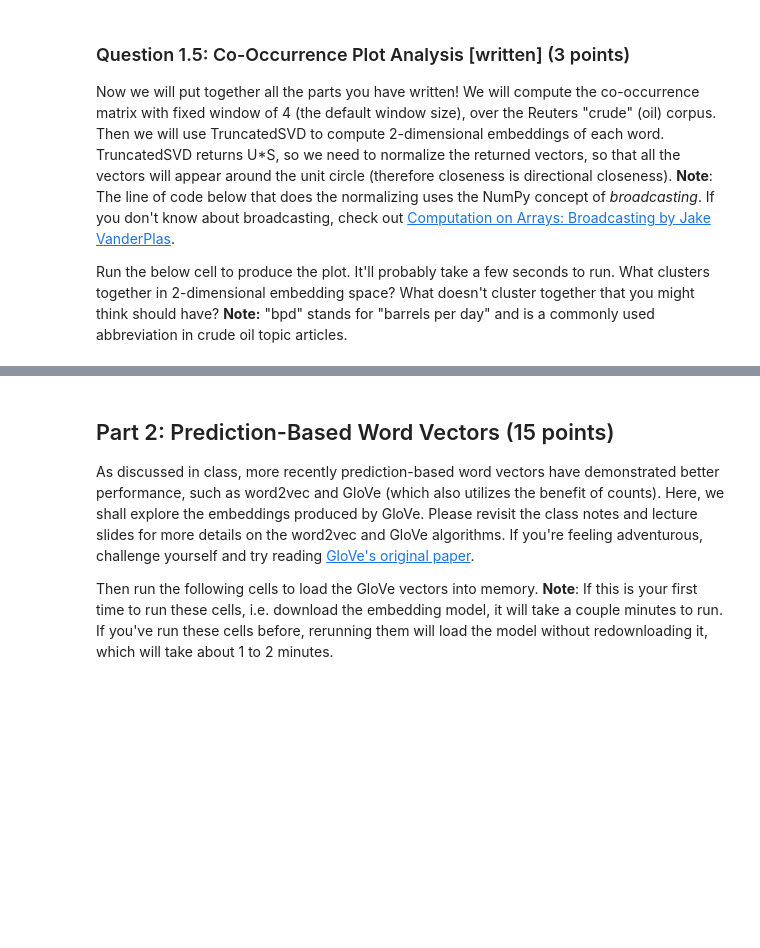
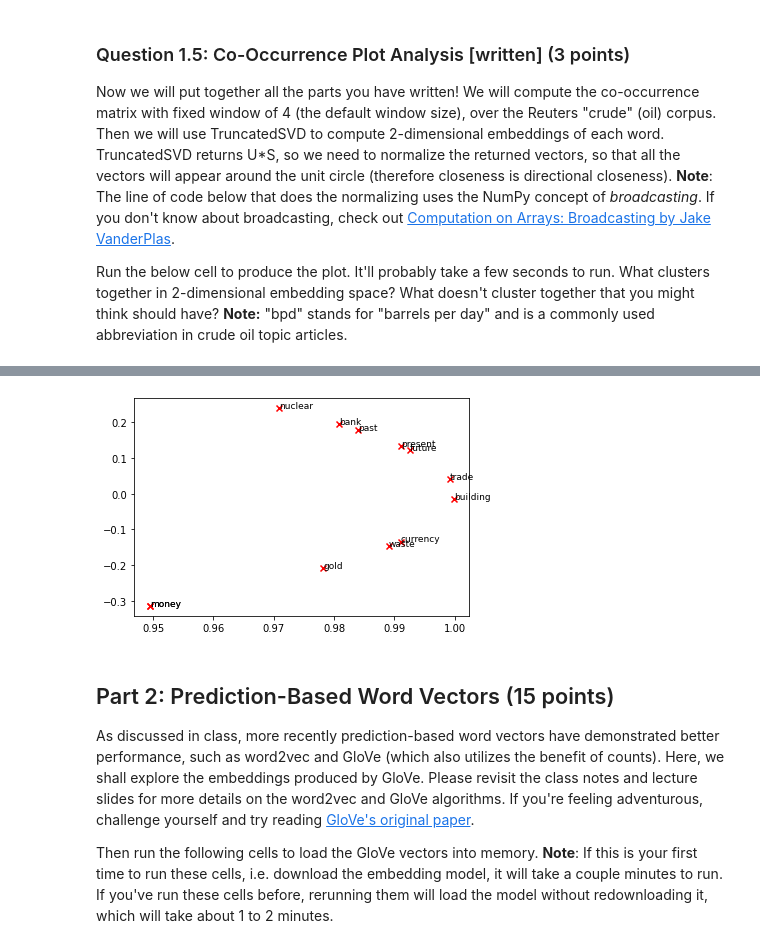
Before and after one commit to leinaxd/Tps, a Jupyter notebook: a1/exploring_word_vectors.ipynb, the cells around one changed output, grey strips where cells are left out. Cells and saved outputs as stored; diff of their text form; code cells hidden in the pictures; blank space fills up the shorter version.

```diff
--- a/a1/exploring_word_vectors.ipynb
+++ b/a1/exploring_word_vectors.ipynb
@@ -236,27 +200,17 @@ def compute_co_occurrence_matrix(corpus, window_size=4):
     # ------------------
     # Write your implementation here.
 
-    word2ind.update(zip(words,range(num_words))))
+    word2ind.update(zip(words,range(num_words)))
     M = np.zeros([num_words, num_words])
     for sentence in corpus:
         for pos, token_center in enumerate(sentence):
-            window = sentence[max(0,pos-window_size):pos] + sentence[pos+1: min(len(sentence), pos+window_size))]
+            window = sentence[max(0,pos-window_size):pos] + sentence[pos+1: min(len(sentence), pos+window_size)+1]
             for token_win in window:
-                M[word2ind[token_center], word2ind[token_win]] += 1
+                M[word2ind[token_win], word2ind[token_center]] += 1
 
     # ------------------
 
     return M, word2ind
-# %%
-test_corpus = ["{} All that glitters isn't gold {}".format(START_TOKEN, END_TOKEN).split(" "), "{} All's well that ends well {}".format(START_TOKEN, END_TOKEN).split(" ")]
-corpus = [['la','casa','estaba','llena','de','polvo'],['el','piso','estaba','desgastado']]
-n = 2
-for s in corpus:
-    print(s)
-    for pos, token_center in enumerate(s):
-        print(token_center)
-        window = s[max([0,pos-n]):pos] + s[pos+1: min([len(s), pos+n])+1]
-        print(window)
 # %%
 # ---------------------
 # Run this sanity check
@@ -335,7 +290,8 @@ def reduce_to_k_dim(M, k=2):
 
         # ------------------
         # Write your implementation here.
-
+    svd = TruncatedSVD(k,n_iter=n_iters)
+    M_reduced = svd.fit_transform(M)
 
         # ------------------
 
@@ -381,8 +343,13 @@ def plot_embeddings(M_reduced, word2ind, words):
 
     # ------------------
     # Write your implementation here.
-
-
+    for nombre in words:
+        ix = word2ind[nombre]
+        x = M_reduced[ix,0]
+        y = M_reduced[ix,1]
+        plt.scatter(x, y, marker='x', color='red')
+        plt.text(x, y, nombre, fontsize=9)
+    plt.show()
     # ------------------
 # %%
 # ---------------------
@@ -431,3 +413,14 @@ plot_embeddings(M_normalized, word2ind_co_occurrence, words)
+# %%
+
+#print(word2ind_co_occurrence)
+words = list(word2ind_co_occurrence.keys())
+words = np.random.choice(words, 20)
+words = ['emergence', 'emerge', 'emigration', 'knew', 'looks', 'lord', 'mankind', 'manpower','world']
+words = ['bank','money','building','past','present','future','currency','gold','money','waste', 'nuclear','trade']
+#words = ['argentina','peru','venezuela','germany','mexico','japan','korea','brasil','canada','australia','iraq', 'china']
+plot_embeddings(M_normalized, word2ind_co_occurrence, words)
+# %% [output]
+[figure, added]
 # %% [markdown]
 ## Part 2: Prediction-Based Word Vectors (15 points)
 
```
Also changed, not shown: parts of 8 cells of this notebook.
